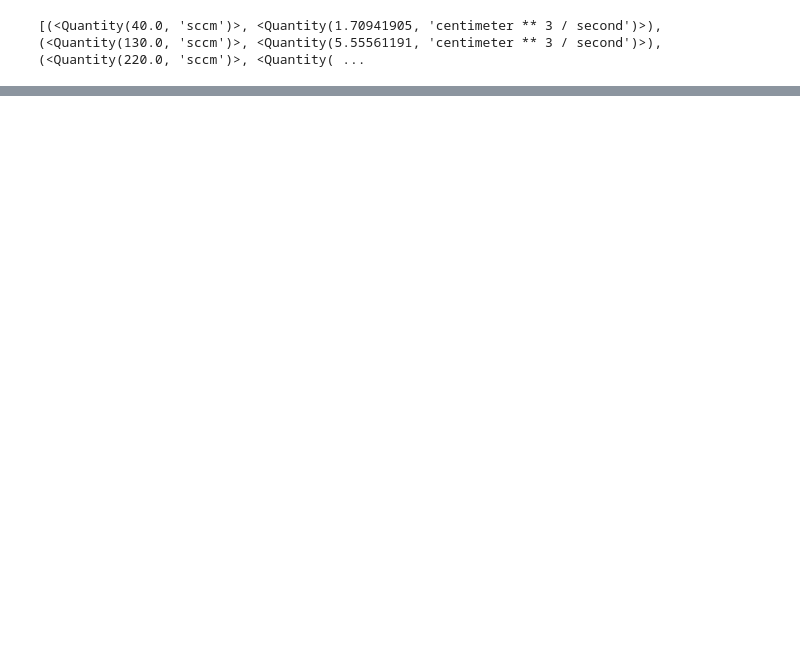
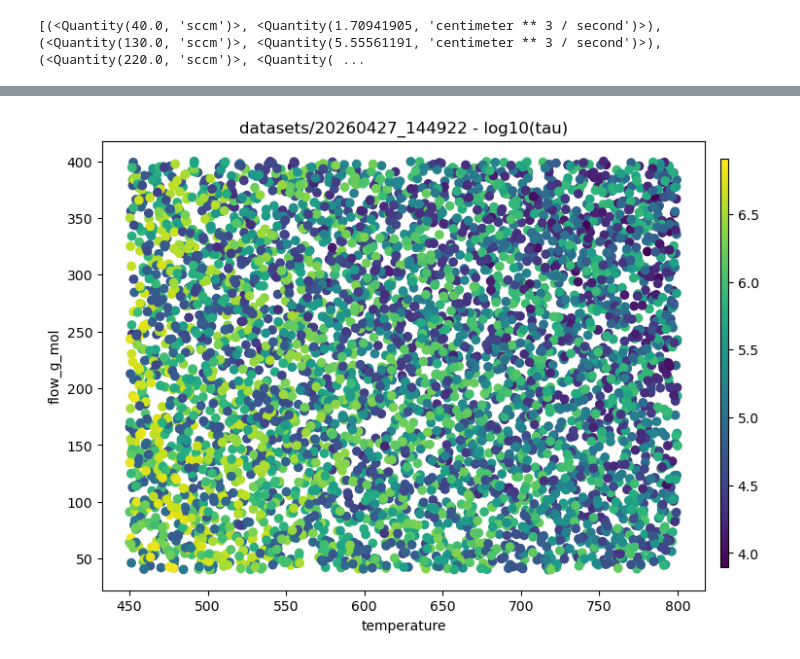
Before and after one commit to LIBRA-project/libra_sparging, a Jupyter notebook: LL_sensitivity.ipynb, the cells around one changed output, grey strips where cells are left out. Saved outputs shown, nothing was run; the diff lists cells and outputs as text; code cells hidden in the pictures; blank space fills up the shorter version.

```diff
--- a/LL_sensitivity.ipynb
+++ b/LL_sensitivity.ipynb
@@ -90 +112,21 @@ print(f"95% confidence interval for tau: {tau_95.to('days'):<5.2f}")
+# %%
+
+x_name = "temperature"
+y_name = "flow_g_mol"
+c_name = "tau"
+Y_plot = np.log10(Y[c_name])
+
+fig,axs = plt.subplots(1,1, figsize=(8,6))
+plt.sca(axs)
+plt.scatter(X[x_name], X[y_name], c=Y_plot, cmap="viridis", vmin=Y_plot.min(), vmax=Y_plot.max())
+
+plt.title(f"{FOLDER} - log10({c_name})")
+
+plt.xlabel(x_name)
+plt.ylabel(y_name)
+plt.colorbar(cax=fig.add_axes([0.92, 0.15, 0.01, 0.7]))
+
+plt.savefig(FOLDER / "postprocessing" / "scatter.png")
+# %% [output]
+[figure, added]
 # %%
```
Also changed, not shown: parts of 6 cells of this notebook, 1 other file.
